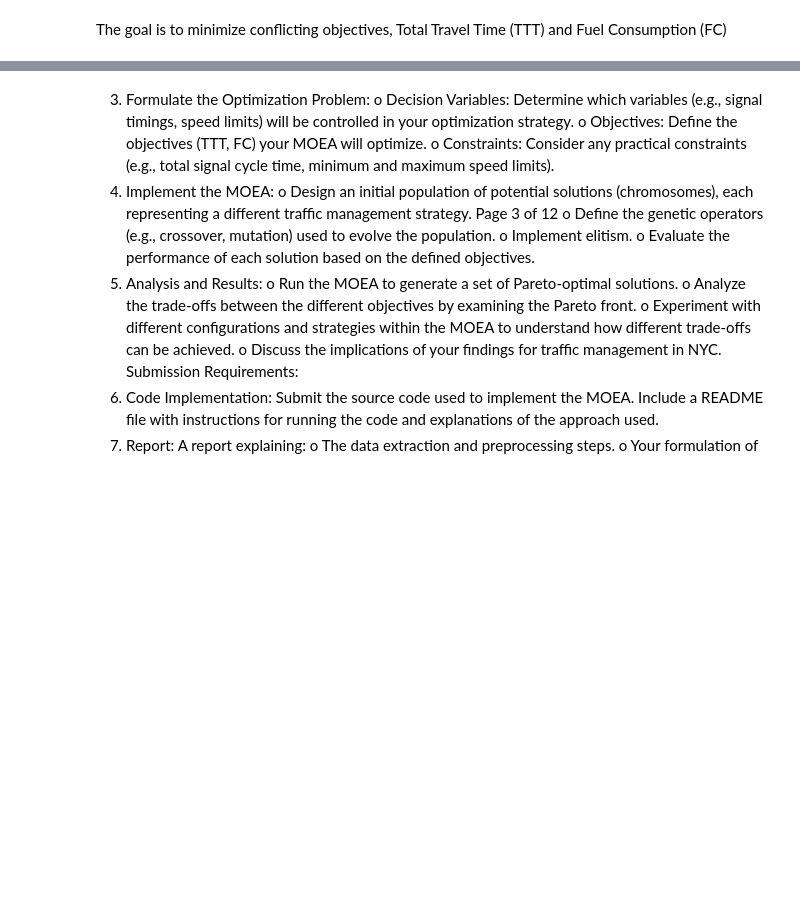
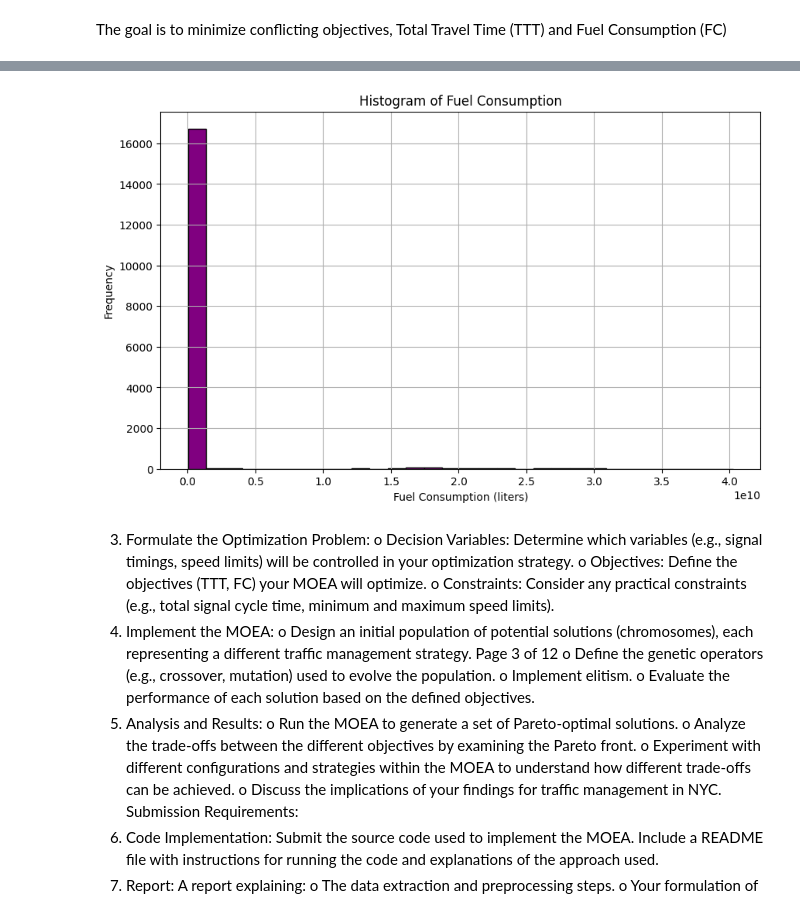
Before and after one commit to Harithelamin/ACIT4610-24H-G13, a Jupyter notebook: task-1.ipynb, the cells around one changed output, grey strips where cells are left out. Cells and saved outputs as stored; diff of their text form; code cells hidden in the pictures; blank space fills up the shorter version.

```diff
--- a/task-1.ipynb
+++ b/task-1.ipynb
@@ -501,3 +762,15 @@ def fuel_consumption(speed):
+# %%
+# Plotting histogram of fuel consumption
+plt.figure(figsize=(10, 6))
+plt.hist(Traffic_Volume_Count_data_for_selected_area['Fuel_Consumption'], bins=30, color='purple', edgecolor='black')
+
+plt.xlabel('Fuel Consumption (liters)')
+plt.ylabel('Frequency')
+plt.title('Histogram of Fuel Consumption')
+plt.grid(True)
+plt.show()
+# %% [output]
+[figure, added]
 # %% [markdown]
 3. Formulate the Optimization Problem:
 o Decision Variables: Determine which variables (e.g., signal timings, speed
```
Also changed, not shown: parts of 24 cells of this notebook, 19 other files.
